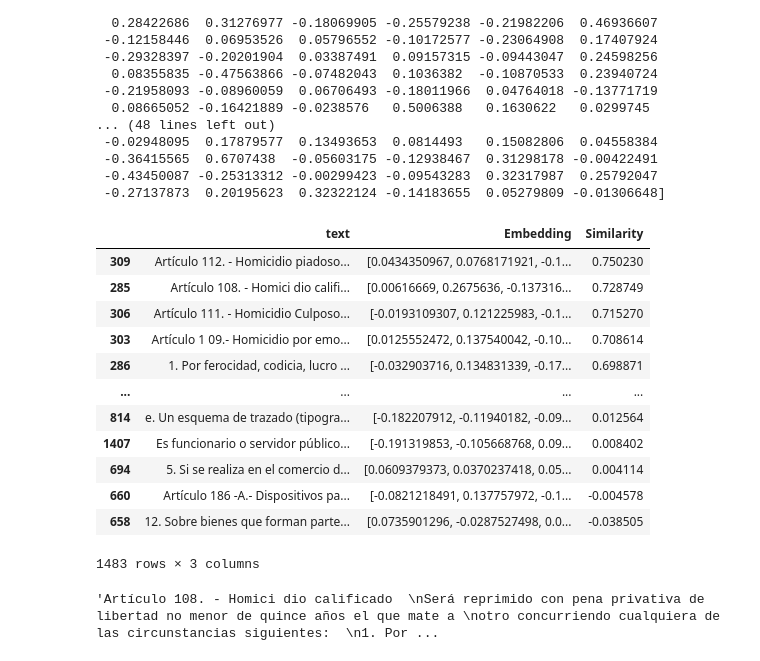
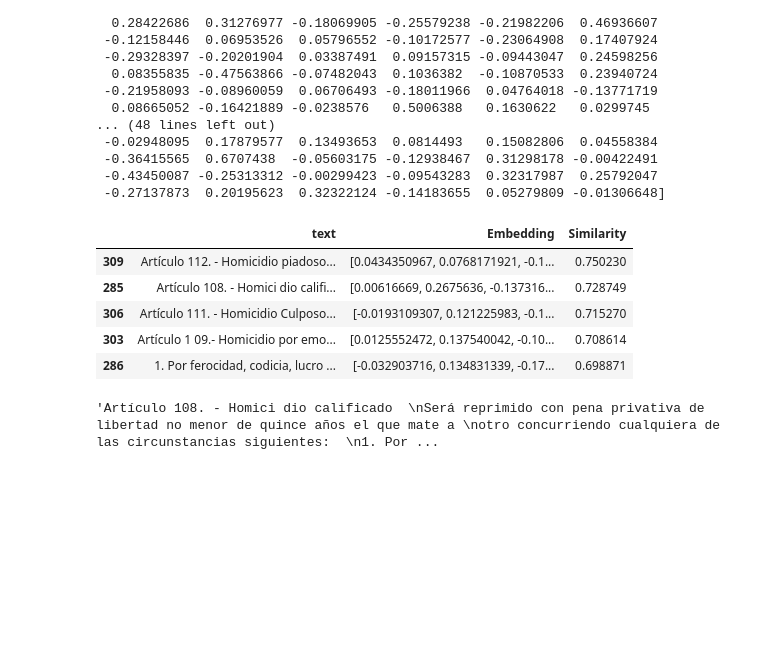
Before and after one commit to Jhan73/juezBot, a Jupyter notebook: juezBot/embedding/embedding.ipynb, the cells around one changed output. Drawn from its saved outputs; the diff is of its cells as text; code cells hidden in the pictures; blank space fills up the shorter version.

```diff
--- a/juezBot/embedding/embedding.ipynb
+++ b/juezBot/embedding/embedding.ipynb
@@ -214,21 +214,14 @@ print(question_embed)
 knowledge_base['Similarity'] = knowledge_base["Embedding"].apply(lambda x: cosine_similarity(x, question_embed))
 knowledge_base = knowledge_base.sort_values('Similarity', ascending=False)
 # %%
-knowledge_base
+knowledge_base.head()
 # %% [output]
 |  | text | Embedding | Similarity |
 | 309 | Artículo 112. - Homicidio piadoso... | [0.0434350967, 0.0768171921, -0.1... | 0.750230 |
 | 285 | Artículo 108. - Homici dio califi... | [0.00616669, 0.2675636, -0.137316... | 0.728749 |
 | 306 | Artículo 111. - Homicidio Culposo... | [-0.0193109307, 0.121225983, -0.1... | 0.715270 |
 | 303 | Artículo 1 09.- Homicidio por emo... | [0.0125552472, 0.137540042, -0.10... | 0.708614 |
 | 286 | 1. Por ferocidad, codicia, lucro ... | [-0.032903716, 0.134831339, -0.17... | 0.698871 |
-| ... | ... | ... | ... |
-| 814 | e. Un esquema de trazado (tipogra... | [-0.182207912, -0.11940182, -0.09... | 0.012564 |
-| 1407 | Es funcionario o servidor público... | [-0.191319853, -0.105668768, 0.09... | 0.008402 |
-| 694 | 5. Si se realiza en el comercio d... | [0.0609379373, 0.0370237418, 0.05... | 0.004114 |
-| 660 | Artículo 186 -A.- Dispositivos pa... | [-0.0821218491, 0.137757972, -0.1... | -0.004578 |
-| 658 | 12. Sobre bienes que forman parte... | [0.0735901296, -0.0287527498, 0.0... | -0.038505 |
-1483 rows × 3 columns
 # %%
 knowledge_base.iloc[1,0]
 # %% [output]
```
Also changed, not shown: parts of 1 cell of this notebook, 14 other files.
